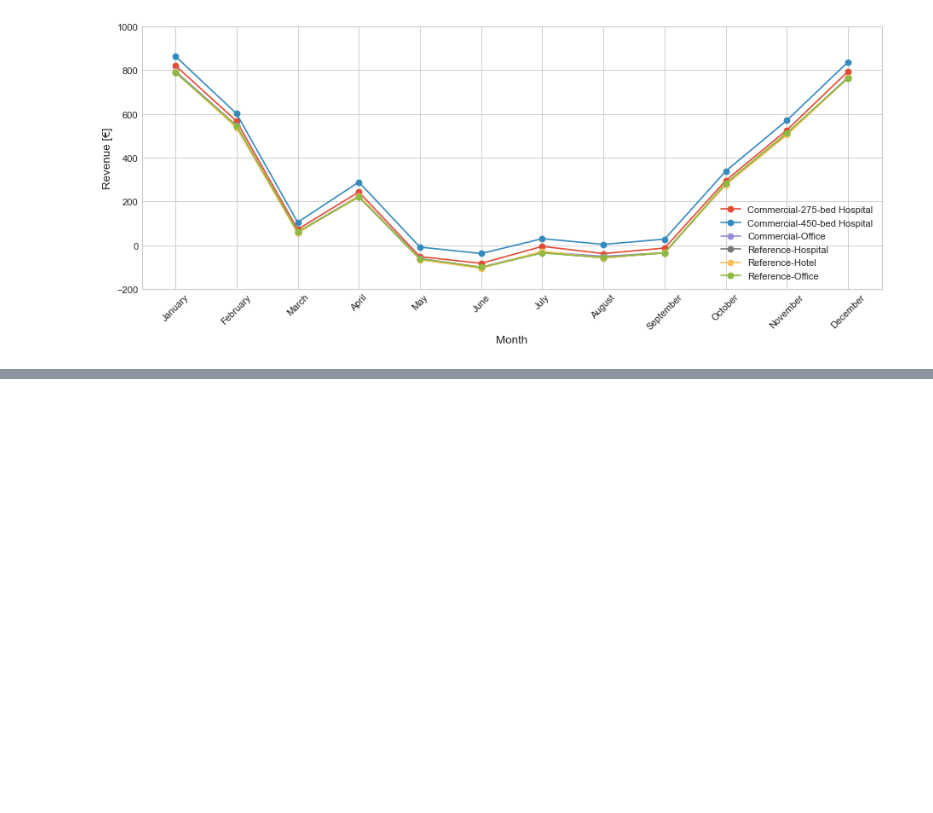
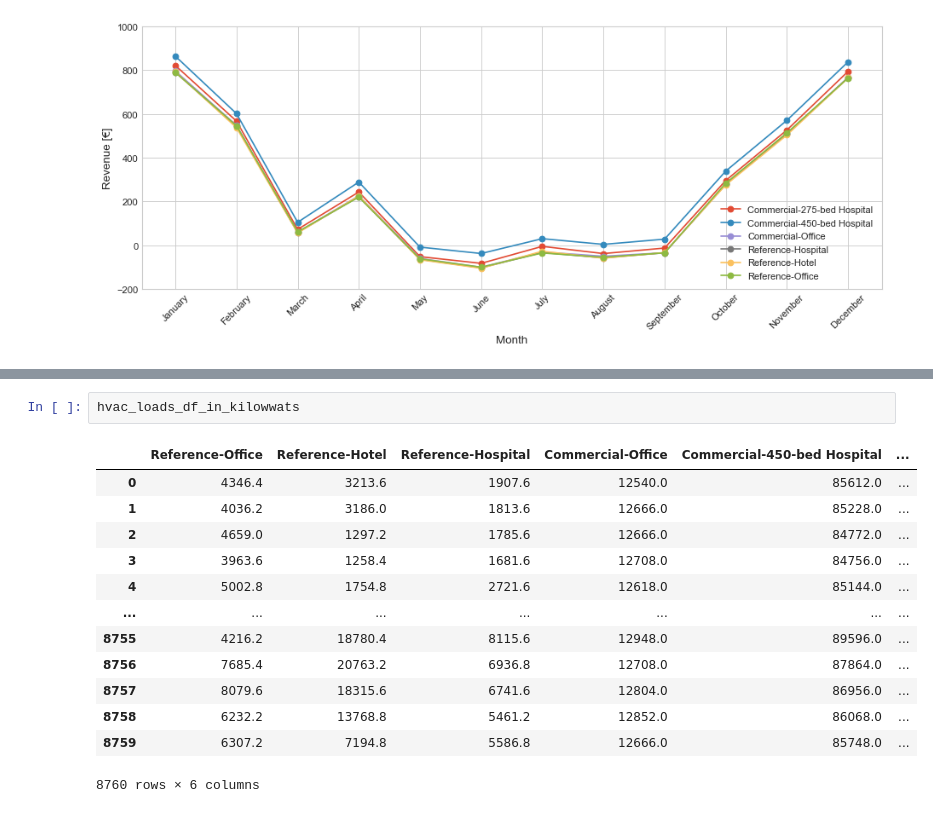
Before and after one commit to idloea/extended-open, a Jupyter notebook: notebooks/20230703-090301/analysis.ipynb, the cells around one changed output, grey strips where cells are left out. Saved outputs shown, nothing was run; the diff lists cells and outputs as text; blank space fills up the shorter version.

```diff
--- a/notebooks/20230703-090301/analysis.ipynb
+++ b/notebooks/20230703-090301/analysis.ipynb
@@ -611,0 +680,16 @@ for case in cases:
+# %%
+hvac_loads_df_in_kilowwats
+# %% [output]
+|  | Reference-Office | Reference-Hotel | Reference-Hospital | Commercial-Office | Commercial-450-bed Hospital | ... |
+| 0 | 4346.4 | 3213.6 | 1907.6 | 12540.0 | 85612.0 | ... |
+| 1 | 4036.2 | 3186.0 | 1813.6 | 12666.0 | 85228.0 | ... |
+| 2 | 4659.0 | 1297.2 | 1785.6 | 12666.0 | 84772.0 | ... |
+| 3 | 3963.6 | 1258.4 | 1681.6 | 12708.0 | 84756.0 | ... |
+| 4 | 5002.8 | 1754.8 | 2721.6 | 12618.0 | 85144.0 | ... |
+| ... | ... | ... | ... | ... | ... | ... |
+| 8755 | 4216.2 | 18780.4 | 8115.6 | 12948.0 | 89596.0 | ... |
+| 8756 | 7685.4 | 20763.2 | 6936.8 | 12708.0 | 87864.0 | ... |
+| 8757 | 8079.6 | 18315.6 | 6741.6 | 12804.0 | 86956.0 | ... |
+| 8758 | 6232.2 | 13768.8 | 5461.2 | 12852.0 | 86068.0 | ... |
+| 8759 | 6307.2 | 7194.8 | 5586.8 | 12666.0 | 85748.0 | ... |
+8760 rows × 6 columns
```
Also changed, not shown: parts of 12 cells of this notebook.
